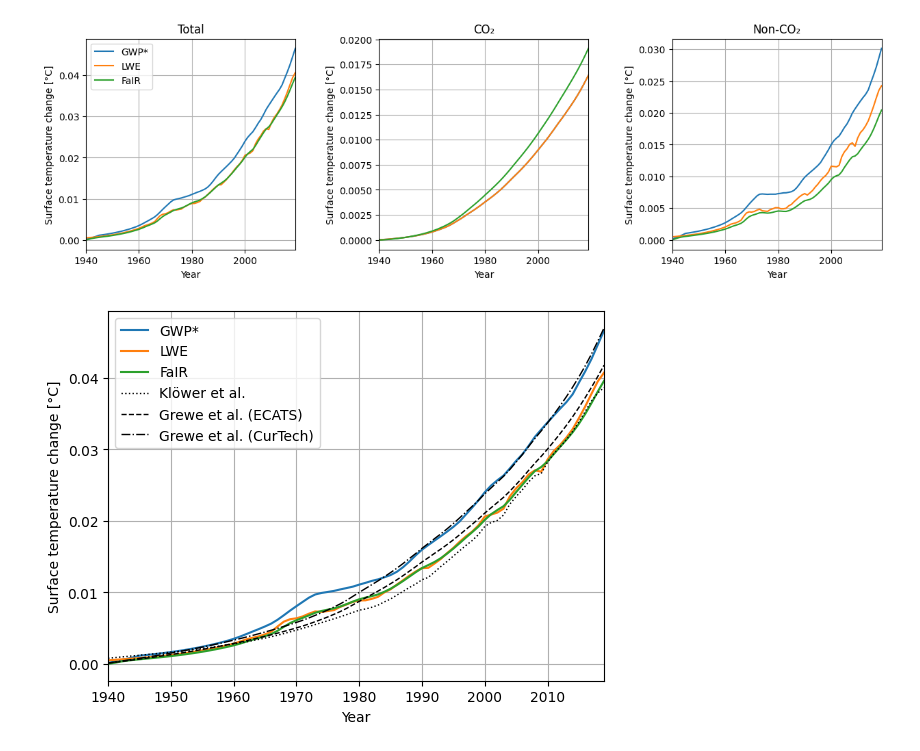
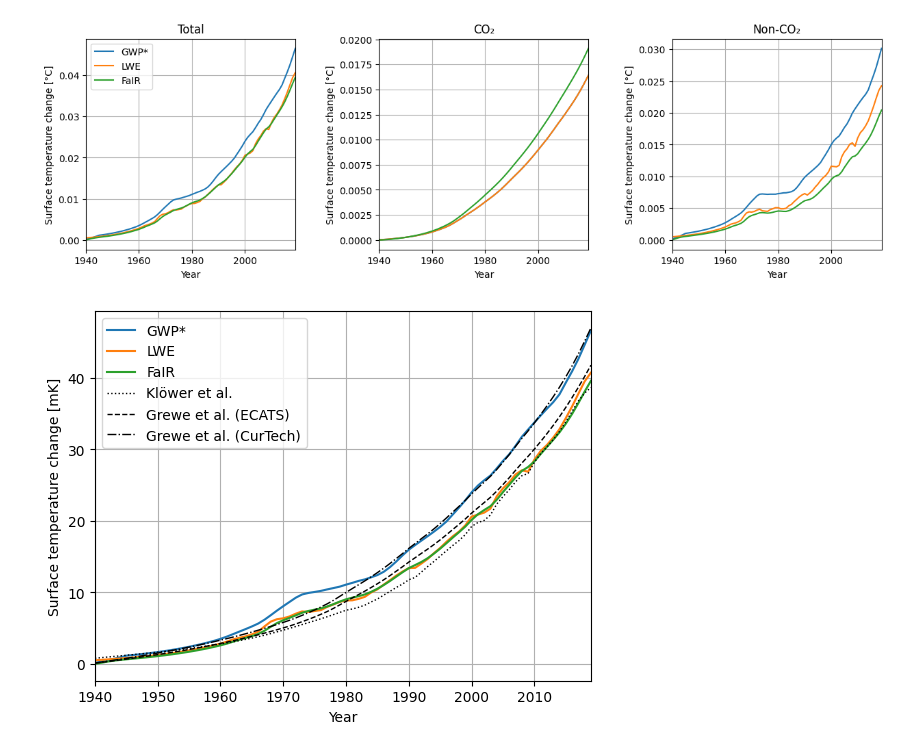
Before and after one commit to AeroMAPS/AeroCM, a Jupyter notebook: climate_models_comparison.ipynb, the cells around one changed output. Cells and saved outputs as stored; diff of their text form; code cells hidden in the pictures.

```diff
--- a/climate_models_comparison.ipynb
+++ b/climate_models_comparison.ipynb
@@ -142,19 +143,20 @@ plt.show()
 # %% [output]
 [figure]
 # %%
-plt.plot(years_data, gwpstar_climate_model[-1], label='GWP*')
-plt.plot(years_data, lwe_climate_model[-1], label='LWE')
-plt.plot(years_data, fair_climate_model[-1], label='FaIR')
-plt.plot(years_data, data_temperature_klower[0:2019-1940+1]/1000, label='Klöwer et al.', color='black', linestyle =":", linewidth=1)
-plt.plot(years_data, data_temperature_grewe_ecats[0:2019-1940+1]/1000, label='Grewe et al. (ECATS)', color='black', linestyle ="--", linewidth=1)
-plt.plot(years_data, data_temperature_grewe_curtech[0:2019-1940+1]/1000, label='Grewe et al. (CurTech)', color='black', linestyle ="-.", linewidth=1)
+plt.plot(years_data, 1000 * gwpstar_climate_model[-1], label='GWP*')
+plt.plot(years_data, 1000 * lwe_climate_model[-1], label='LWE')
+plt.plot(years_data, 1000 * fair_climate_model[-1], label='FaIR')
+plt.plot(years_data, 1000 * data_temperature_klower[0:2019-1940+1]/1000, label='Klöwer et al.', color='black', linestyle =":", linewidth=1)
+plt.plot(years_data, 1000 * data_temperature_grewe_ecats[0:2019-1940+1]/1000, label='Grewe et al. (ECATS)', color='black', linestyle ="--", linewidth=1)
+plt.plot(years_data, 1000 * data_temperature_grewe_curtech[0:2019-1940+1]/1000, label='Grewe et al. (CurTech)', color='black', linestyle ="-.", linewidth=1)
 # plt.plot(years_data, lwe_climate_model[2], label='CO₂ only', color='black', linestyle ="-")
 
 plt.legend()
 plt.grid()
 plt.xlim(1940,2019)
 plt.xlabel('Year')
-plt.ylabel('Surface temperature change [°C]')
+plt.ylabel('Surface temperature change [mK]')
+plt.savefig("climate_model_comparison.pdf")
 plt.show()
 # %% [output]
-[figure, old version]
+[figure, new version]
```
Also changed, not shown: parts of 5 cells of this notebook, 14 other files.
